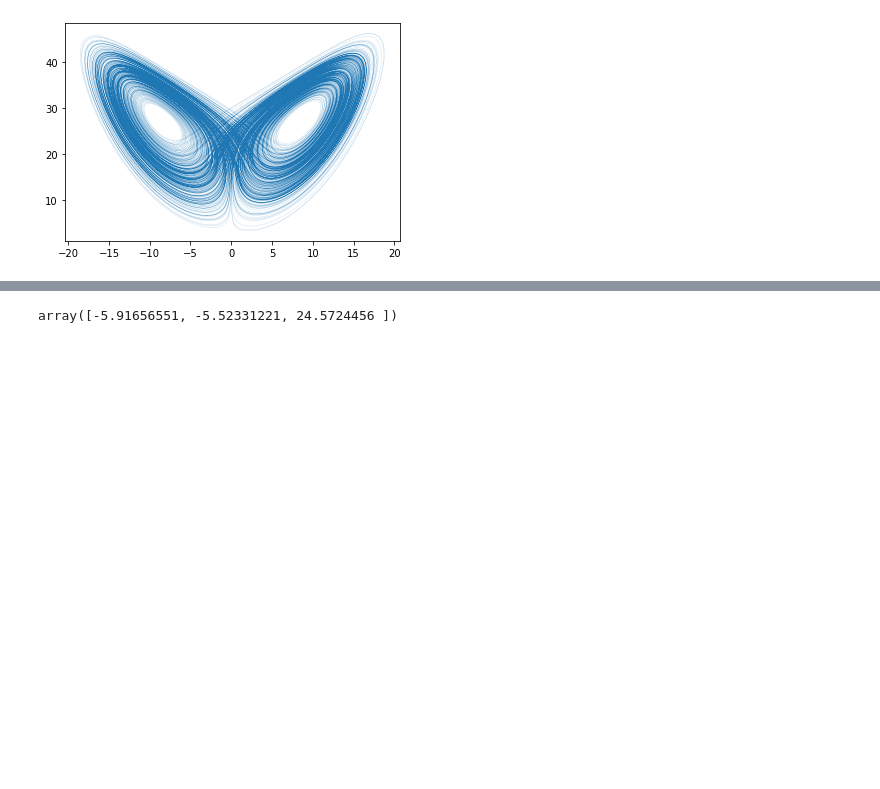
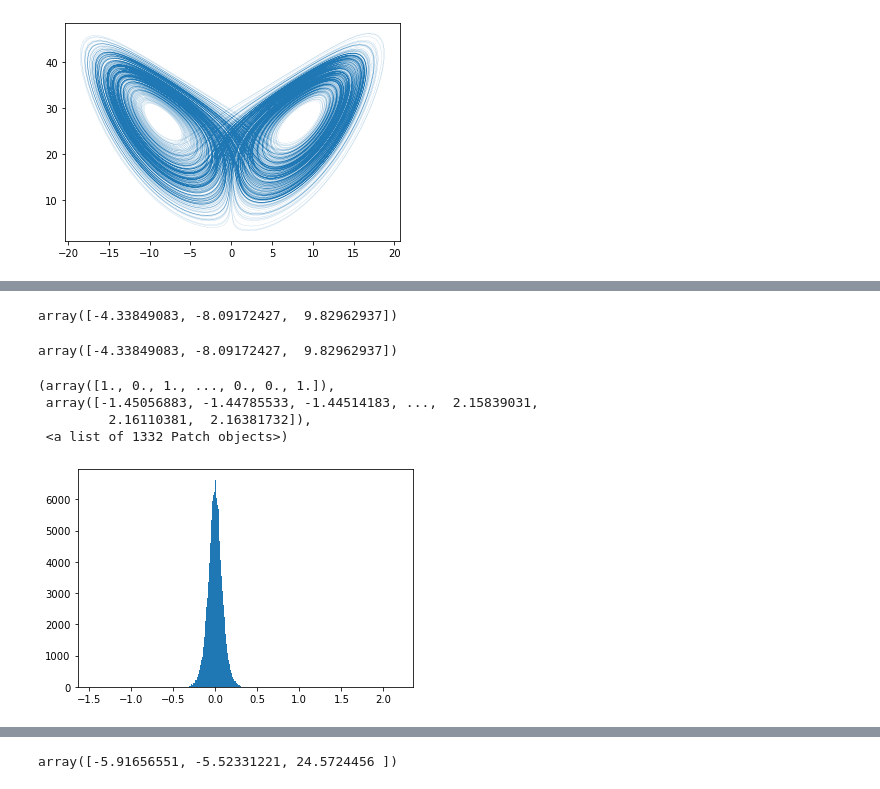
Before and after one commit to DuncDennis/rescomp, a Jupyter notebook: bin/lyapunov_exponents_testing/esn_new_update_test.ipynb, the cells around one changed output, grey strips where cells are left out. Saved outputs shown, nothing was run; the diff lists cells and outputs as text; code cells hidden in the pictures; blank space fills up the shorter version.

```diff
--- a/bin/lyapunov_exponents_testing/esn_new_update_test.ipynb
+++ b/bin/lyapunov_exponents_testing/esn_new_update_test.ipynb
@@ -52,2 +100,18 @@ esn.temp_init_ESN()
+# %%
+x_train[-1]
+# %% [output]
+array([-4.33849083, -8.09172427,  9.82962937])
+# %%
+x_pred_list[0][0]
+# %% [output]
+array([-4.33849083, -8.09172427,  9.82962937])
+# %%
+plt.hist(internals_pred[2].flatten(), bins="auto")
+# %% [output]
+(array([1., 0., 1., ..., 0., 0., 1.]),
+ array([-1.45056883, -1.44785533, -1.44514183, ...,  2.15839031,
+         2.16110381,  2.16381732]),
+ <a list of 1332 Patch objects>)
+[figure, added]
 # %%
 input = time_series_L
```
Also changed, not shown: parts of 36 cells of this notebook, 1 other file.
